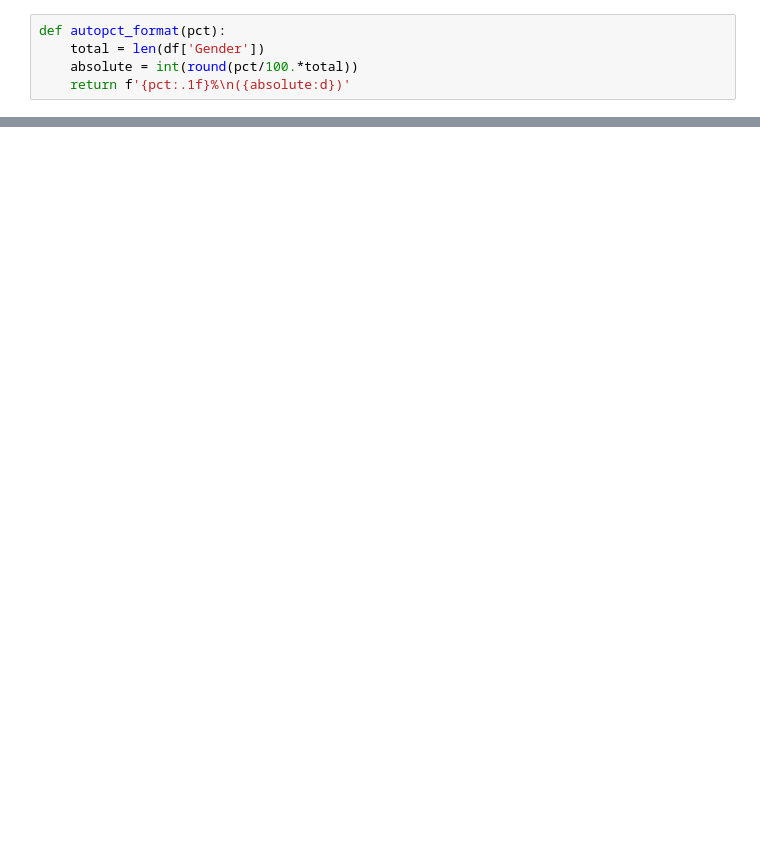
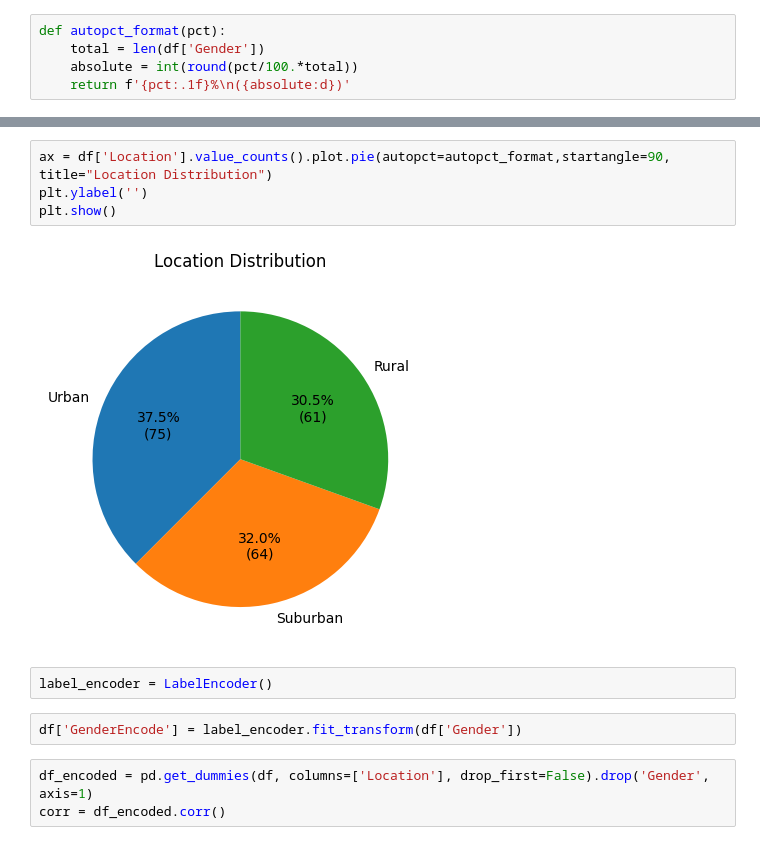
Before and after one commit to pradanaadn/churn-prediction, a Jupyter notebook: notebook/eda.ipynb, the cells around one changed output, grey strips where cells are left out. Saved outputs shown, nothing was run; the diff lists cells and outputs as text; blank space fills up the shorter version.

```diff
--- a/notebook/eda.ipynb
+++ b/notebook/eda.ipynb
@@ -66,0 +82,13 @@ Text(0, 0.5, '')
+# %%
+ax = df['Location'].value_counts().plot.pie(autopct=autopct_format,startangle=90, title="Location Distribution")
+plt.ylabel('')
+plt.show()
+# %% [output]
+[figure, added]
+# %%
+label_encoder = LabelEncoder()
+# %%
+df['GenderEncode'] = label_encoder.fit_transform(df['Gender'])
+# %%
+df_encoded = pd.get_dummies(df, columns=['Location'], drop_first=False).drop('Gender', axis=1)
+corr = df_encoded.corr()
```
Also changed, not shown: parts of 7 cells of this notebook, 2 other files.
